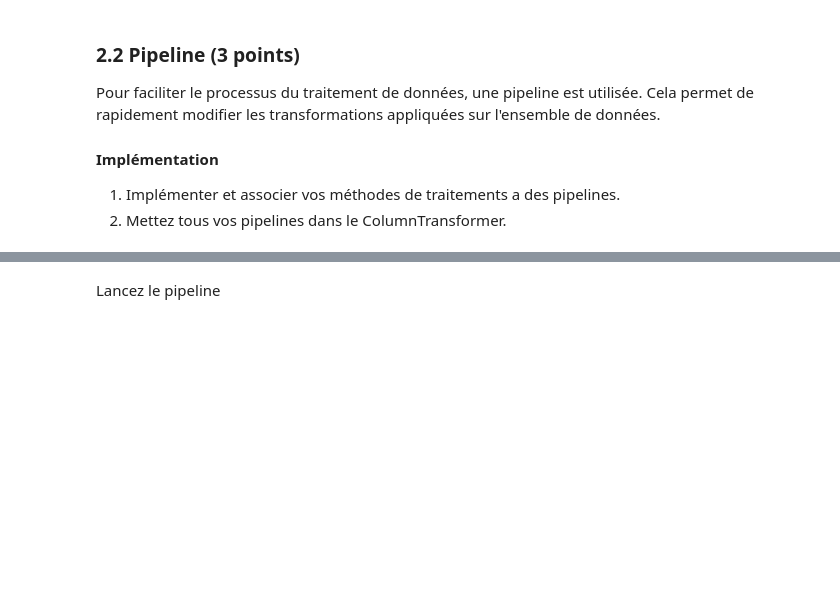
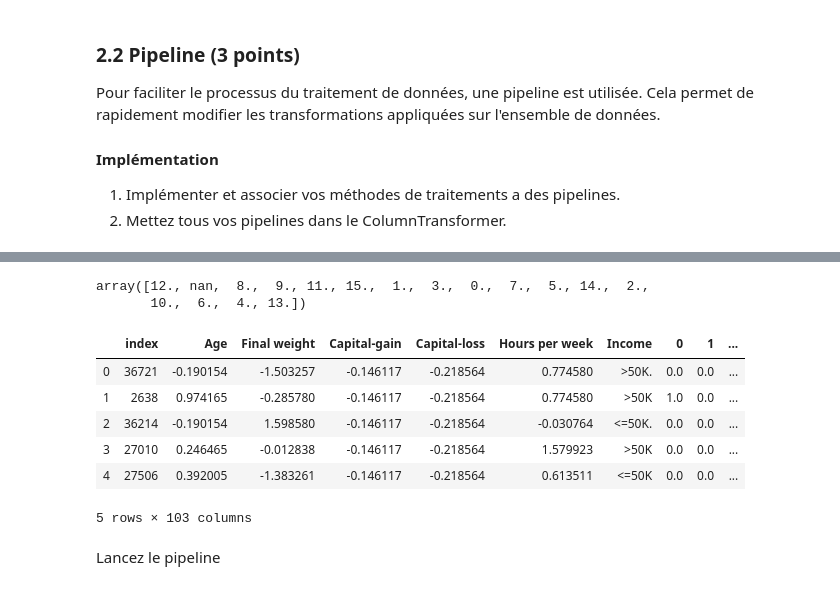
Before and after one commit to KacemKhaled/INF8215-Machine-Learning, a Jupyter notebook: TP3/TP3_INF8215.ipynb, the cells around one changed output, grey strips where cells are left out. Drawn from its saved outputs; the diff is of its cells as text; code cells hidden in the pictures; blank space fills up the shorter version.

Commit message:
preliminary preprocessing performed (outside pipeline)

```diff
--- a/TP3/TP3_INF8215.ipynb
+++ b/TP3/TP3_INF8215.ipynb
@@ -672,0 +797,26 @@ class LabelEncoderP(LabelEncoder):
+# %%
+from sklearn.preprocessing import LabelEncoder
+
+categorical_encoder = LabelEncoder()
+
+#Train set
+X_train["Workclass"] = categorical_encoder.fit_transform(X_train["Workclass"].values)
+X_train["Education"] = categorical_encoder.fit_transform(X_train["Education"].values)
+X_train["Marital-status"] = categorical_encoder.fit_transform(X_train["Marital-status"].values)
+X_train["Occupation"] = categorical_encoder.fit_transform(X_train["Occupation"].values)
+X_train["Relationship"] = categorical_encoder.fit_transform(X_train["Relationship"].values)
+X_train["Sex"] = categorical_encoder.fit_transform(X_train["Sex"].values)
+X_train["Native country"] = categorical_encoder.fit_transform(X_train["Native country"].values)
+
+#Test set
+X_test["Workclass"] = categorical_encoder.fit_transform(X_test["Workclass"].values)
+X_test["Education"] = categorical_encoder.fit_transform(X_test["Education"].values)
+X_test["Marital-status"] = categorical_encoder.fit_transform(X_test["Marital-status"].values)
+X_test["Occupation"] = categorical_encoder.fit_transform(X_test["Occupation"].values)
+X_test["Relationship"] = categorical_encoder.fit_transform(X_test["Relationship"].values)
+X_test["Sex"] = categorical_encoder.fit_transform(X_test["Sex"].values)
+X_test["Native country"] = categorical_encoder.fit_transform(X_test["Native country"].values)
+# %%
+#X_train["Education"] = X_train["Education"].dropna()
+
+X_train = X_train[X_train.Education != np.nan]
@@ -673,3 +888,18 @@ class LabelEncoderP(LabelEncoder):
+# %%
+X_train.Education.unique()
+# %% [output]
+array([12., nan,  8.,  9., 11., 15.,  1.,  3.,  0.,  7.,  5., 14.,  2.,
+       10.,  6.,  4., 13.])
+# %%
+X_train.head()
+# %% [output]
+|  | index | Age | Final weight | Capital-gain | Capital-loss | Hours per week | Income | 0 | 1 | ... |
+| 0 | 36721 | -0.190154 | -1.503257 | -0.146117 | -0.218564 | 0.774580 | >50K. | 0.0 | 0.0 | ... |
+| 1 | 2638 | 0.974165 | -0.285780 | -0.146117 | -0.218564 | 0.774580 | >50K | 1.0 | 0.0 | ... |
+| 2 | 36214 | -0.190154 | 1.598580 | -0.146117 | -0.218564 | -0.030764 | <=50K. | 0.0 | 0.0 | ... |
+| 3 | 27010 | 0.246465 | -0.012838 | -0.146117 | -0.218564 | 1.579923 | >50K | 0.0 | 0.0 | ... |
+| 4 | 27506 | 0.392005 | -1.383261 | -0.146117 | -0.218564 | 0.613511 | <=50K | 0.0 | 0.0 | ... |
+5 rows × 103 columns
 # %%
 from sklearn.pipeline import Pipeline, FeatureUnion
 from sklearn.compose import ColumnTransformer
```
Also changed, not shown: parts of 19 cells of this notebook, 4 other files.
